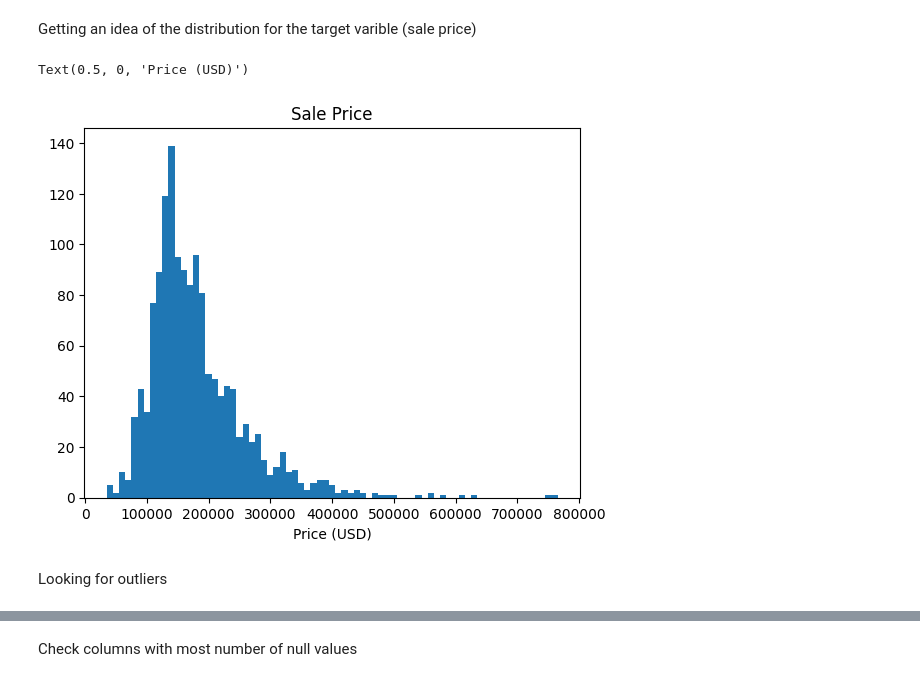
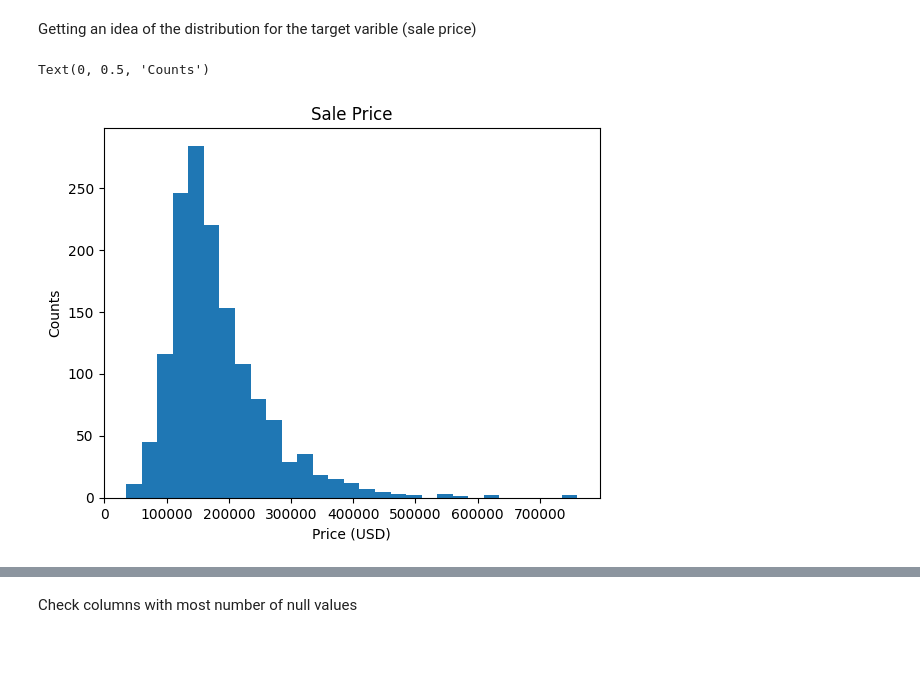
Before and after one commit to bpattengale/house_prices, a Jupyter notebook: notebooks/data_exploration.ipynb, the cells around one changed output, grey strips where cells are left out. Saved outputs shown, nothing was run; the diff lists cells and outputs as text; code cells hidden in the pictures; blank space fills up the shorter version.

```diff
--- a/notebooks/data_exploration.ipynb
+++ b/notebooks/data_exploration.ipynb
@@ -19,12 +21,11 @@ df.head()
 # %% [markdown]
 Getting an idea of the distribution for the target varible (sale price)
 # %%
-bins = np.arange(df['SalePrice'].min(), df['SalePrice'].max()+10000, 10000)
+bins = np.arange(df['SalePrice'].min(), df['SalePrice'].max()+25000, 25000)
 plt.hist(df['SalePrice'], bins=bins)
 plt.title('Sale Price')
 plt.xlabel('Price (USD)')
+plt.ylabel('Counts')
 # %% [output]
-Text(0.5, 0, 'Price (USD)')
+Text(0, 0.5, 'Counts')
-[figure, old version]
+[figure, new version]
-# %% [markdown]
-Looking for outliers
```
Also changed, not shown: parts of 15 cells of this notebook.
